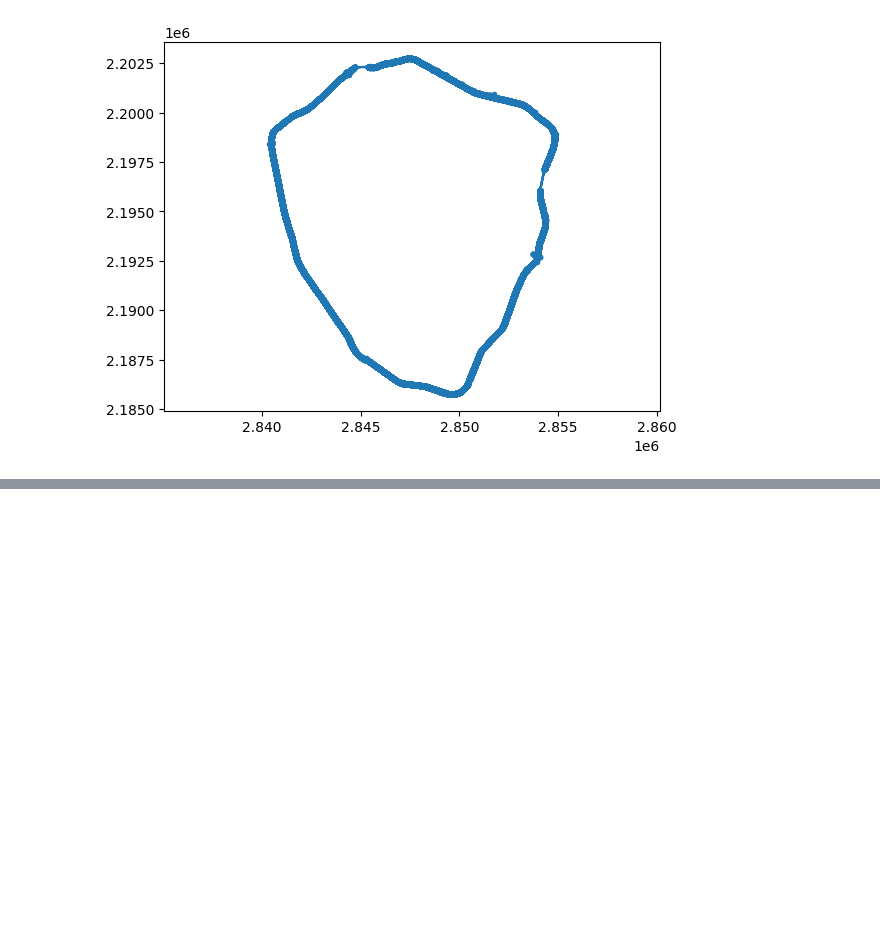
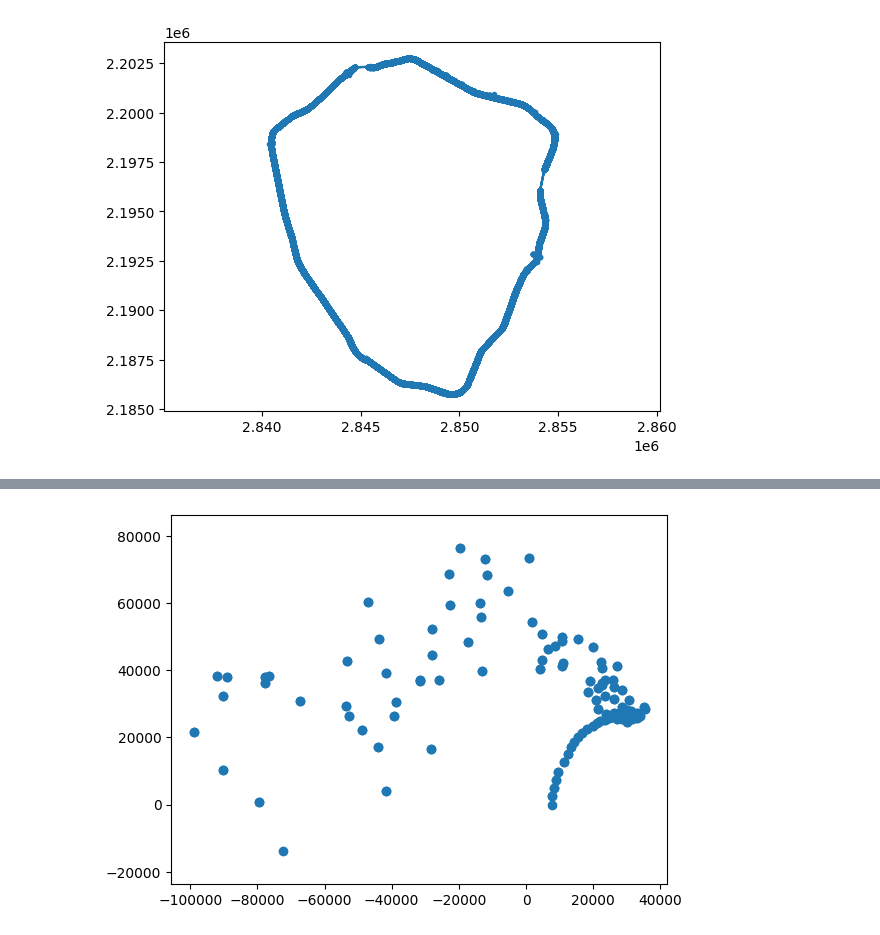
Before and after one commit to Andrudewt/perspective, a Jupyter notebook: proc_1.ipynb, the cells around one changed output, grey strips where cells are left out. Saved outputs shown, nothing was run; the diff lists cells and outputs as text; code cells hidden in the pictures; blank space fills up the shorter version.

```diff
--- a/proc_1.ipynb
+++ b/proc_1.ipynb
@@ -622,70 +263,42 @@ plt.axis('equal');
 # %%
-# вар № 4
-# поворачивать предыдущий
-
-# по смещению дельта Х
-# yx_centr низ [-1], верх [0]
+coords = []
 x_norm = 7513
-coords = []
-glob_angle = 0.
 Ro = 0.
 alpha_curr = 0.
 
-data = []
+for i, (p1, p2) in enumerate(data[100:], start=1):
+    dx = p2[0] - p1[0]
+    dy = p2[1] - p1[1]
+    # свой наклон
+    alpha_curr = np.arctan2(dx, dy)
+    # *******************************************
+    L = p2[1]
+    phi = np.arctan2(p1[0] - x_norm, L)
+    ro = phi / L
+    # *******************************************
 
-for i, (m_f, c) in enumerate(zip(msk_fs[:-1], coord[:-1]), start=1):  # 0:-1 0:2 13:14 20:22 20:32 20:32 20:80 80:90
-    # пройденный путь до след коорд
-    L = (coord[i] - coord[i-1])
+    if i > 1:
+        # начальн точка становится туда, где была видна из предыдущ кадра
+        p1 = p1_next
+        # *******************************************
+        alpha_curr += L * Ro
+        # print(alpha_curr)
+        # *******************************************
+        # из началь точки строится пройденное расст под своим углом
+        unit_vector = np.array([np.sin(alpha_curr), np.cos(alpha_curr)])
+        p2 = p1 + L * unit_vector
+    # подмена новой начальной точки
+    p1_next = p2
 
-    mask = load_warp(m_f)
-    mask = mask[mask.shape[0]-L: mask.shape[0]+1]  # низ маски. низ - текущ коорд, верх след коорд (включительно)
-
-    # mask = bend(mask, shift=2000)  # !! для теста
-    _, yx_centr = find_rail_dots(mask, step=200)
-    # преобразовать ось Y (переворот). Т.к.координаты на маске от нуля вверху,
-    # реальные - от нуля внизу, и едем вперед
-    yx_centr = yx_centr.T
-    _y = yx_centr[:, 0]
-    _y = _y[::-1]
-    yx_centr[:, 0] = _y
-    # ===========================================
-    # лин регрессия
-    kb = np.polyfit(yx_centr[:, 0], yx_centr[:, 1], 1)
-    f = np.poly1d(kb)
-    y_n = np.arange(yx_centr.shape[0])
-    x_lin = f(yx_centr[:, 0])
-    yx_centr[:, 1] = x_lin
-    # ===========================================
-    p1 = yx_centr[-1][::-1]
-    p2 = yx_centr[0][::-1]
-
-    data.append([[p1, p2]])
-
-#     dx = p2[0] - p1[0]
-#     dy = p2[1] - p1[1]
-#     # свой наклон
-#     # alpha_curr = np.arctan2(dx, dy)
-#     # *******************************************
-#     phi = np.arctan2(p1[0] - x_norm, L)
-#     ro = phi / L
-#     # *******************************************
-
-#     if i > 0:
-#         # начальн точка становится туда, где была видна из предыдущ кадра
-#         p1 = p1_next
-#         # *******************************************
-#         alpha_curr += L*Ro
-#         # *******************************************
-#         # из началь точки строится пройденное расст под своим углом
-#         unit_vector = np.array([np.sin(alpha_curr), np.cos(alpha_curr)])
-#         p2 = p1 + L * unit_vector
-#     # подмена новой начальной точки
-#     p1_next = p2
-
-#     Ro += ro
-
-data = np.vstack(data)
-#     coords.append([p1, p2])
-# coords = np.vstack(coords)
-# plt.scatter(coords[:, 0], coords[:, 1])
-# plt.axis('equal');
+    Ro += ro
+    print(Ro)
+    coords.append([p1, p2])
+coords = np.vstack(coords)
+plt.scatter(coords[:, 0], coords[:, 1])
+plt.axis('equal');
+# for i in range(data.shape[0]):
+#     try:
+#         plt.text(coords[i, 0], coords[i, 1], f'{i}')
+#     except IndexError:
+#         pass
+# %% [output]
@@ -691,0 +322 @@ data = np.vstack(data)
+[figure, added]
```
Also changed, not shown: parts of 14 cells of this notebook.
